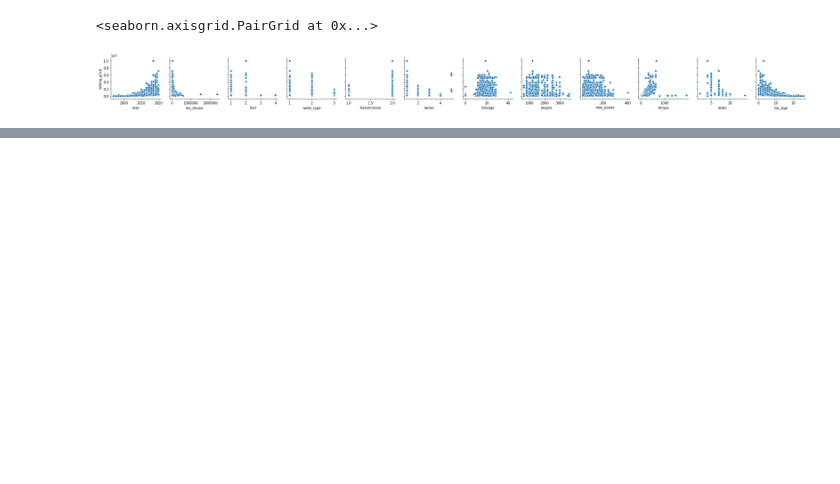
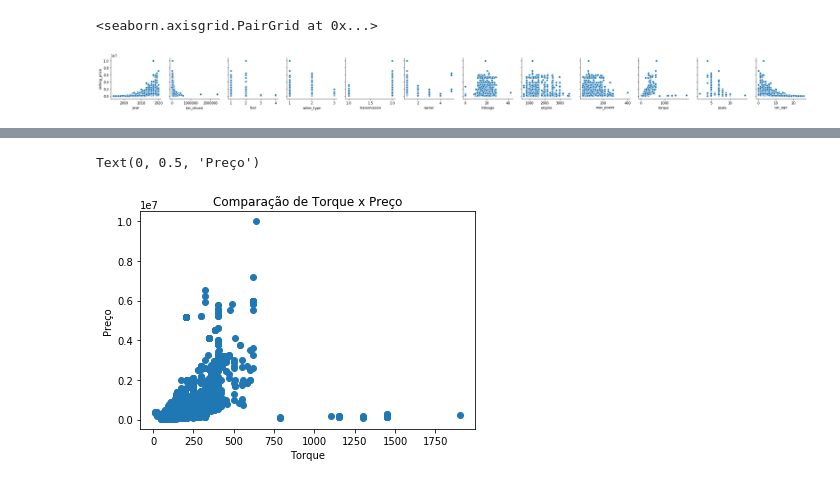
Before and after one commit to TomasPires/Projeto2_CienciadosDados, a Jupyter notebook: Projeto_2.ipynb, the cells around one changed output, grey strips where cells are left out. Drawn from its saved outputs; the diff is of its cells as text; code cells hidden in the pictures; blank space fills up the shorter version.

```diff
--- a/Projeto_2.ipynb
+++ b/Projeto_2.ipynb
@@ -327,0 +499,8 @@ sns.pairplot(database, x_vars=['year', 'km_driven', 'fuel', 'seller_type',
+# %%
+plt.scatter(database['torque'],database['selling_price'])
+plt.title('Comparação de Torque x Preço')
+plt.xlabel('Torque')
+plt.ylabel('Preço')
+# %% [output]
+Text(0, 0.5, 'Preço')
+[figure, added]
```
Also changed, not shown: parts of 40 cells of this notebook.
